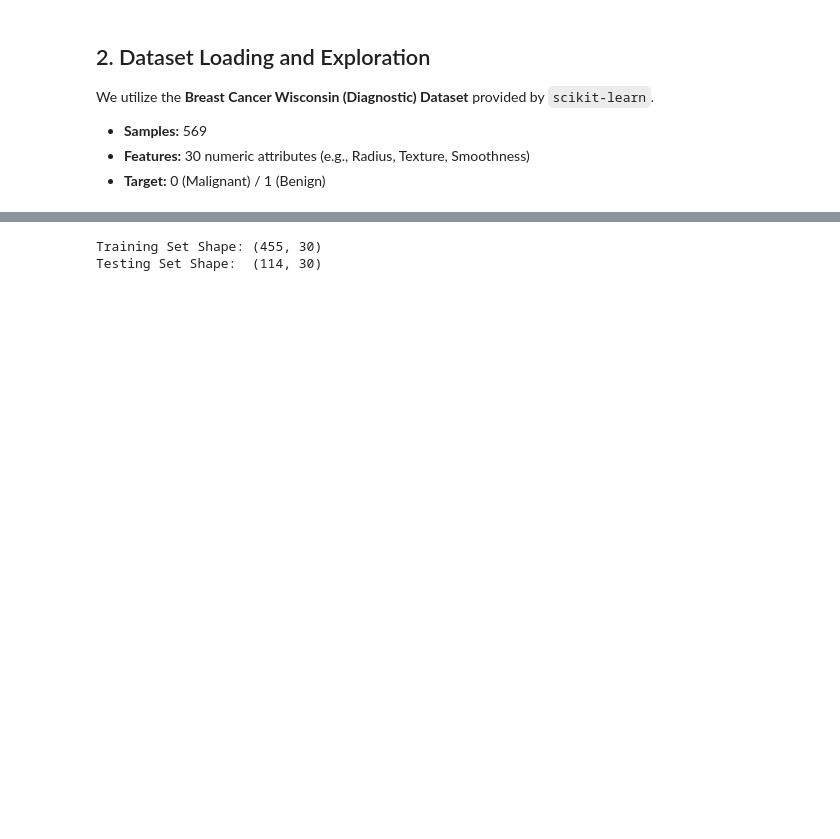
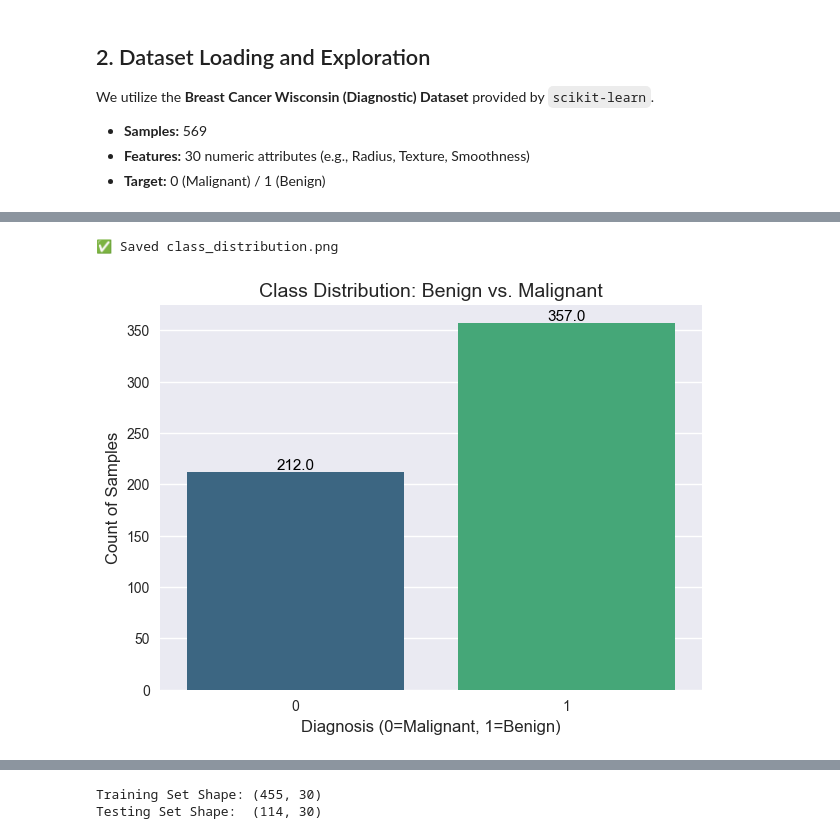
Before and after one commit to DarkPhoenix2016/Breast-Cancer-Diagnosis-ML-Project, a Jupyter notebook: notebooks/Breast_Cancer_Analysis.ipynb, the cells around one changed output, grey strips where cells are left out. Saved outputs shown, nothing was run; the diff lists cells and outputs as text; code cells hidden in the pictures; blank space fills up the shorter version.

Commit message:
Updated the Note book structure and visualisation

```diff
--- a/notebooks/Breast_Cancer_Analysis.ipynb
+++ b/notebooks/Breast_Cancer_Analysis.ipynb
@@ -121,0 +131,21 @@ max                   0.207500    1.000000
+# %%
+# --- Visualization 1: Class Distribution ---
+plt.figure(figsize=(7, 5))
+ax = sns.countplot(x='target', data=df, palette='viridis')
+
+plt.title('Class Distribution: Benign vs. Malignant', fontsize=14)
+plt.xlabel('Diagnosis (0=Malignant, 1=Benign)', fontsize=12)
+plt.ylabel('Count of Samples', fontsize=12)
+
+# Add numbers on bars
+for p in ax.patches:
+    ax.annotate(f'{p.get_height()}', (p.get_x() + p.get_width() / 2., p.get_height()),
+                ha='center', va='center', fontsize=11, color='black', xytext=(0, 5),
+                textcoords='offset points')
+
+plt.savefig('../images/class_distribution.png')
+print("✅ Saved class_distribution.png")
+plt.show()
+# %% [output]
+✅ Saved class_distribution.png
+[figure, added]
```
Also changed, not shown: parts of 16 cells of this notebook, 6 other files.
